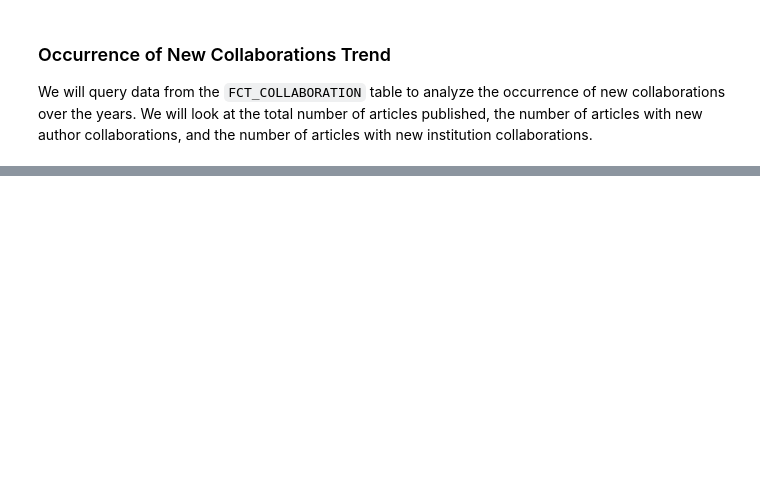
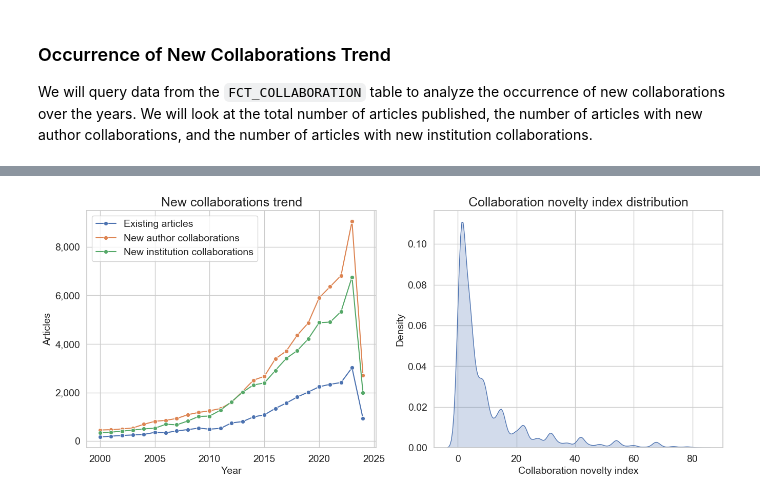
Before and after one commit to eutopia-collaboration-recommender/ecr-analytics, a Jupyter notebook: notebooks/04 - Occurrence of new collaborations.ipynb, the cells around one changed output, grey strips where cells are left out. Saved outputs shown, nothing was run; the diff lists cells and outputs as text; code cells hidden in the pictures; blank space fills up the shorter version.

```diff
--- a/notebooks/04 - Occurrence of new collaborations.ipynb
+++ b/notebooks/04 - Occurrence of new collaborations.ipynb
@@ -199,0 +206,19 @@ plt.show()
+# %%
+query = f"""
+WITH ARTICLES AS (
+    SELECT DISTINCT ARTICLE_SID
+    FROM {schema}.FCT_COLLABORATION
+        WHERE EXTRACT(YEAR FROM ARTICLE_PUBLICATION_DT) >= 2000
+        AND INSTITUTION_SID IS NOT NULL
+        AND INSTITUTION_SID <> 'n/a'
+        AND IS_EUTOPIAN_PUBLICATION
+        AND IS_ARTICLE_RELEVANT
+)
+SELECT CN.ARTICLE_SID,
+       CN.COLLABORATION_NOVELTY_INDEX
+FROM {schema}.FCT_COLLABORATION_NOVELTY CN
+INNER JOIN ARTICLES USING (ARTICLE_SID)
+"""
+
+distribution_df = client.query(query).result().to_dataframe()
+distribution_df.head(50)
@@ -199,0 +243,48 @@ plt.show()
+# %%
+from matplotlib import ticker
+
+plt.rcParams.update({
+    'font.size': 14,          # Global font size
+    'axes.titlesize': 18,     # Title font size
+    'axes.labelsize': 14,     # X and Y label font size
+    'xtick.labelsize': 14,    # X tick label font size
+    'ytick.labelsize': 14,    # Y tick label font size
+    'legend.fontsize': 14,    # Legend font size
+    'figure.titlesize': 18    # Figure title font size
+})
+
+
+fig, (ax1, ax2) = plt.subplots(1, 2, figsize=(16, 6))
+# Cutoff the outliers top 5 percentiles
+distribution_df_cut = distribution_df[
+    (distribution_df['COLLABORATION_NOVELTY_INDEX'] <
+     distribution_df['COLLABORATION_NOVELTY_INDEX'].quantile(
+         0.95))]
+
+# Define custom bins
+custom_bins = np.linspace(distribution_df_cut['COLLABORATION_NOVELTY_INDEX'].min(),
+                          distribution_df_cut['COLLABORATION_NOVELTY_INDEX'].max(), 30)
+
+# Pre-calculate histogram values
+counts, bin_edges = np.histogram(distribution_df_cut['COLLABORATION_NOVELTY_INDEX'], bins=custom_bins)
+
+# Plot the pre-calculated histogram values
+sns.kdeplot(ax=ax2, data=distribution_df_cut['COLLABORATION_NOVELTY_INDEX'], label='Density', fill=True)
+ax2.set_xlabel('Collaboration novelty index')
+ax2.set_title('Collaboration novelty index distribution')
+# ax2.yaxis.set_major_formatter(ticker.FuncFormatter(lambda x, _: f'{int(x):,}'))
+
+sns.lineplot(data=trend_df, x='YEAR', y='EXISTING_COLLABORATION_COUNT', marker='o', label='Existing articles', ax=ax1)
+sns.lineplot(data=trend_df, x='YEAR', y='NEW_AUTHOR_COLLABORATION_COUNT', marker='o', label='New author collaborations', ax=ax1)
+sns.lineplot(data=trend_df, x='YEAR', y='NEW_INSTITUTION_COLLABORATION_COUNT', marker='o',
+             label='New institution collaborations', ax=ax1)
+ax1.set_title('New collaborations trend')
+ax1.set_xlabel('Year')
+ax1.set_ylabel('Articles')
+ax1.legend(loc='upper left')
+ax1.yaxis.set_major_formatter(ticker.FuncFormatter(lambda x, _: f'{int(x):,}'))
+
+plt.savefig('../assets/report_figures/collaboration_novelty.png')
+plt.show()
+# %% [output]
+[figure, added]
```
Also changed, not shown: parts of 9 cells of this notebook, 49 other files.
